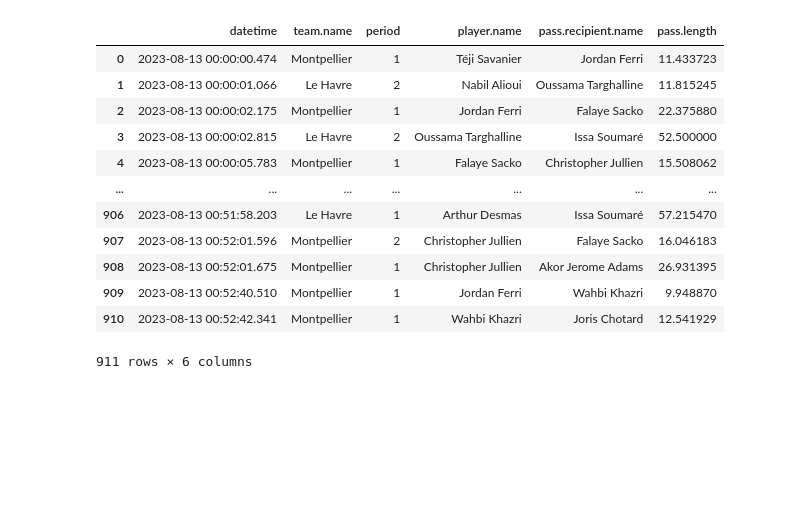
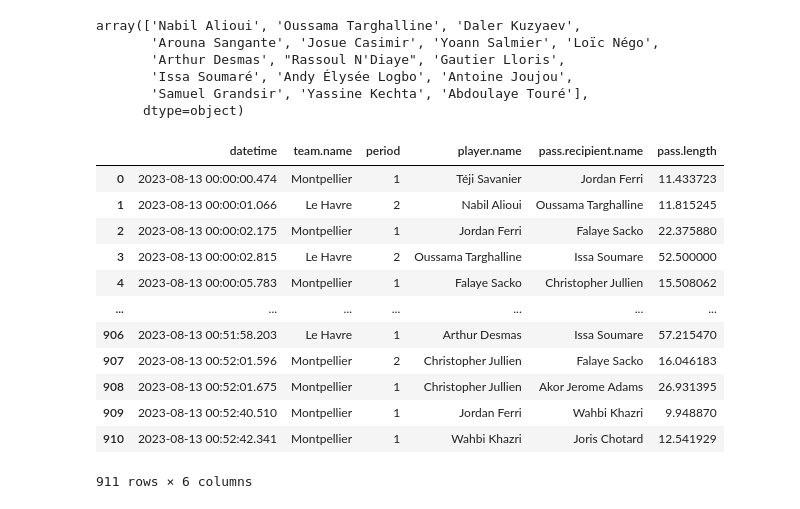
Before and after one commit to Uthmankontao/STAGE, a Jupyter notebook: Analyses/Network_passes/Montpellier.ipynb, the cells around one changed output. Cells and saved outputs as stored; diff of their text form; code cells hidden in the pictures; blank space fills up the shorter version.

Commit message:
before the last player

```diff
--- a/Analyses/Network_passes/Montpellier.ipynb
+++ b/Analyses/Network_passes/Montpellier.ipynb
@@ -36,18 +36,11 @@ df_positions
 | 0 | 2023-08-13 15:00:00 | 1 | HAC | Arthur Desmas | Gardien | 1691938800000.0 | 0.0 |
 # %%
 df_passes = pd.read_csv('../../Data/Tracking/montpellier_passes.csv')
-df_passes
+df_passes[df_passes['team.name'] == 'Le Havre']['player.name'].unique()
 # %% [output]
-|  | datetime | team.name | period | player.name | pass.recipient.name | pass.length |
-| 0 | 2023-08-13 00:00:00.474 | Montpellier | 1 | Téji Savanier | Jordan Ferri | 11.433723 |
-| 1 | 2023-08-13 00:00:01.066 | Le Havre | 2 | Nabil Alioui | Oussama Targhalline | 11.815245 |
-| 2 | 2023-08-13 00:00:02.175 | Montpellier | 1 | Jordan Ferri | Falaye Sacko | 22.375880 |
-| 3 | 2023-08-13 00:00:02.815 | Le Havre | 2 | Oussama Targhalline | Issa Soumaré | 52.500000 |
-| 4 | 2023-08-13 00:00:05.783 | Montpellier | 1 | Falaye Sacko | Christopher Jullien | 15.508062 |
-| ... | ... | ... | ... | ... | ... | ... |
-| 906 | 2023-08-13 00:51:58.203 | Le Havre | 1 | Arthur Desmas | Issa Soumaré | 57.215470 |
-| 907 | 2023-08-13 00:52:01.596 | Montpellier | 2 | Christopher Jullien | Falaye Sacko | 16.046183 |
-| 908 | 2023-08-13 00:52:01.675 | Montpellier | 1 | Christopher Jullien | Akor Jerome Adams | 26.931395 |
-| 909 | 2023-08-13 00:52:40.510 | Montpellier | 1 | Jordan Ferri | Wahbi Khazri | 9.948870 |
-| 910 | 2023-08-13 00:52:42.341 | Montpellier | 1 | Wahbi Khazri | Joris Chotard | 12.541929 |
-911 rows × 6 columns
+array(['Nabil Alioui', 'Oussama Targhalline', 'Daler Kuzyaev',
+       'Arouna Sangante', 'Josue Casimir', 'Yoann Salmier', 'Loïc Négo',
+       'Arthur Desmas', "Rassoul N'Diaye", 'Gautier Lloris',
+       'Issa Soumaré', 'Andy Élysée Logbo', 'Antoine Joujou',
+       'Samuel Grandsir', 'Yassine Kechta', 'Abdoulaye Touré'],
+      dtype=object)
@@ -64,0 +47,23 @@ df_positions = pd.DataFrame(data)
+# %%
+modifications = {
+    "Rassoul N'Diaye": 'Rassoul Ndiaye',
+    'Loïc Négo': 'Loic Nego',
+    'Issa Soumaré' : 'Issa Soumare'
+}
+
+df_passes.replace({'player.name': modifications, 'pass.recipient.name': modifications}, inplace=True)
+df_passes
+# %% [output]
+|  | datetime | team.name | period | player.name | pass.recipient.name | pass.length |
+| 0 | 2023-08-13 00:00:00.474 | Montpellier | 1 | Téji Savanier | Jordan Ferri | 11.433723 |
+| 1 | 2023-08-13 00:00:01.066 | Le Havre | 2 | Nabil Alioui | Oussama Targhalline | 11.815245 |
+| 2 | 2023-08-13 00:00:02.175 | Montpellier | 1 | Jordan Ferri | Falaye Sacko | 22.375880 |
+| 3 | 2023-08-13 00:00:02.815 | Le Havre | 2 | Oussama Targhalline | Issa Soumare | 52.500000 |
+| 4 | 2023-08-13 00:00:05.783 | Montpellier | 1 | Falaye Sacko | Christopher Jullien | 15.508062 |
+| ... | ... | ... | ... | ... | ... | ... |
+| 906 | 2023-08-13 00:51:58.203 | Le Havre | 1 | Arthur Desmas | Issa Soumare | 57.215470 |
+| 907 | 2023-08-13 00:52:01.596 | Montpellier | 2 | Christopher Jullien | Falaye Sacko | 16.046183 |
+| 908 | 2023-08-13 00:52:01.675 | Montpellier | 1 | Christopher Jullien | Akor Jerome Adams | 26.931395 |
+| 909 | 2023-08-13 00:52:40.510 | Montpellier | 1 | Jordan Ferri | Wahbi Khazri | 9.948870 |
+| 910 | 2023-08-13 00:52:42.341 | Montpellier | 1 | Wahbi Khazri | Joris Chotard | 12.541929 |
+911 rows × 6 columns
```
Also changed, not shown: parts of 7 cells of this notebook.
